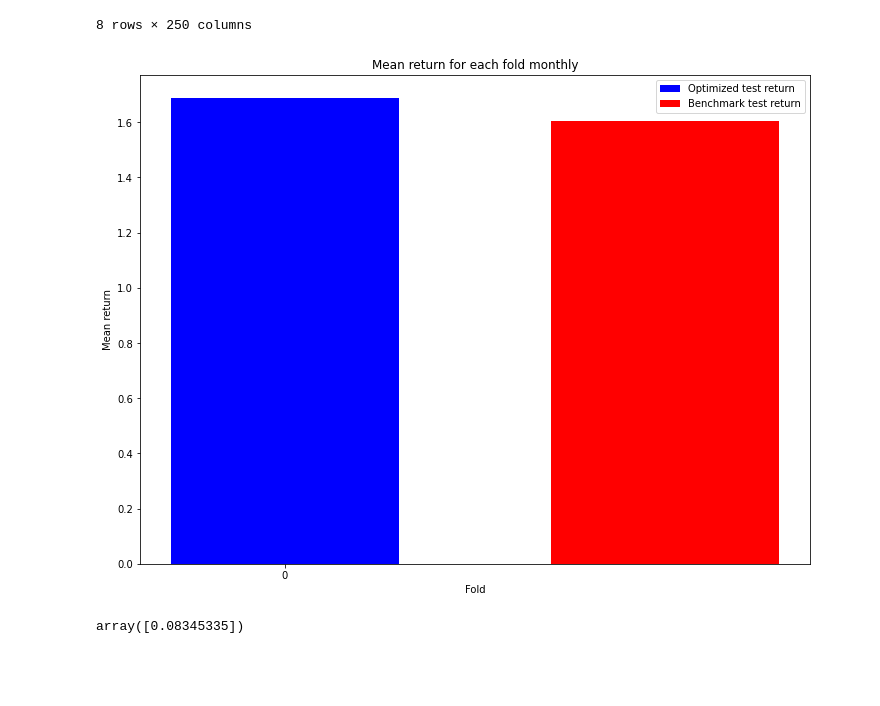
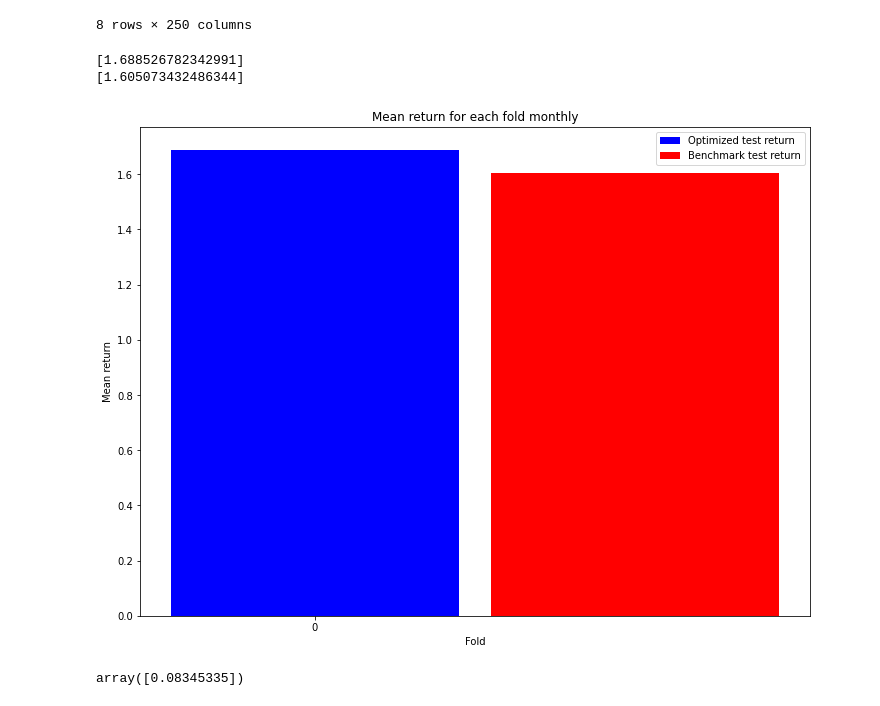
Before and after one commit to gabrielvieira37/master_thesis, a Jupyter notebook: prototype/article_prototype.ipynb, the cells around one changed output. Drawn from its saved outputs; the diff is of its cells as text; code cells hidden in the pictures; blank space fills up the shorter version.

```diff
--- a/prototype/article_prototype.ipynb
+++ b/prototype/article_prototype.ipynb
@@ -516,6 +516,6 @@ def callback_steps(thetaI):
     opt_iter += 1
 # %%
 # sol = minimize(objective, theta0, callback=callback_steps, method='COBYLA', constraints=cons)
-sol = minimize(objective, theta0, callback=callback_steps, method='BFGS')
+sol = minimize(objective, theta0, callback=callback_steps, method='CG')
 sol
 # %% [output]
@@ -816,11 +813,9 @@ from sklearn.model_selection import TimeSeriesSplit
 num_folds = 10
 splits = TimeSeriesSplit(n_splits=num_folds)
 # %%
-def create_characteristics(me_df, mom_df, btm_df, return_df):
+def create_characteristics(me_df, mom_df, btm_df, return_df, stocks_names):
+
     firm_characteristics = defaultdict(list)
-
-    stocks_names = list(return_df.columns)
-
     time = return_df.shape[0]
     number_of_stocks = len(stocks_names)
     r = np.empty(shape=(number_of_stocks, time))
@@ -900,6 +895,7 @@ benchmark_test_r_fold =[]
 
 benchmark_weights_fold = []
 
+stocks_names = list(monthly_return.columns)
 
 w_test_results = []
 np.random.seed(123)
@@ -918,7 +914,7 @@ for train, test in splits.split(book_to_mkt_ratio):
     test_return = monthly_return.loc[test]
 
     #### TRAINING CHARACTERISTICS
-    firm_characteristics, r, time, number_of_stocks = create_characteristics(train_me, train_mom, train_btm, train_return)
+    firm_characteristics, r, time, number_of_stocks = create_characteristics(train_me, train_mom, train_btm, train_return, stocks_names)
 
     # Creating a weight from a benchmark portifolio using uniform weighted
     w_benchmark = np.ones(shape=(number_of_stocks, time))
@@ -940,7 +936,7 @@ for train, test in splits.split(book_to_mkt_ratio):
     theta_fold.append(sol_theta)
 
     #### TESTING CHARACTERISTICS
-    firm_characteristics_test, r_test, time_test, number_of_stocks = create_characteristics(test_me, test_mom, test_btm, test_return)
+    firm_characteristics_test, r_test, time_test, number_of_stocks = create_characteristics(test_me, test_mom, test_btm, test_return, stocks_names)
     firm_characteristics_test.fillna(method='ffill', inplace=True)
 
     #### CREATE BENCHMARK FOR TESTING
@@ -1189,6 +1185,7 @@ benchmark_test_r_fold =[]
 
 benchmark_weights_fold = []
 
+stocks_names = list(monthly_return.columns)
 
 w_test_results = []
 np.random.seed(123)
@@ -1207,7 +1204,7 @@ for train, test in test_train:
     test_return = monthly_return.loc[test]
 
     #### TRAINING CHARACTERISTICS
-    firm_characteristics, r, time, number_of_stocks = create_characteristics(train_me, train_mom, train_btm, train_return)
+    firm_characteristics, r, time, number_of_stocks = create_characteristics(train_me, train_mom, train_btm, train_return, stocks_names)
 
     # Creating a weight from a benchmark portifolio using uniform weighted
     w_benchmark = np.ones(shape=(number_of_stocks, time))
@@ -1229,7 +1226,7 @@ for train, test in test_train:
     theta_fold.append(sol_theta)
 
     #### TESTING CHARACTERISTICS
-    firm_characteristics_test, r_test, time_test, number_of_stocks = create_characteristics(test_me, test_mom, test_btm, test_return)
+    firm_characteristics_test, r_test, time_test, number_of_stocks = create_characteristics(test_me, test_mom, test_btm, test_return, stocks_names)
     firm_characteristics_test.fillna(method='ffill', inplace=True)
 
     #### CREATE BENCHMARK FOR TESTING
@@ -1316,22 +1313,28 @@ w_describe
 | 75% | 0.004456 | 0.004351 | 0.004323 | 0.004222 | 0.004264 | 0.004397 | 0.004130 | 0.004352 | 0.004365 | 0.004360 | ... | ... |
 | max | 0.004488 | 0.004435 | 0.004402 | 0.004421 | 0.004438 | 0.004471 | 0.004212 | 0.004415 | 0.004449 | 0.004408 | ... | ... |
 8 rows × 250 columns
+# %%
+print(test_r_fold)
+print(benchmark_test_r_fold)
+# %% [output]
+[1.688526782342991]
+[1.605073432486344]
 # %%
 width = 0.1
 br1 = np.arange(len(test_r_fold))
 br2 = [x + width for x in br1]
 plt.figure(figsize=(12,9))
 plt.title("Mean return for each fold monthly")
 plt.xlabel('Fold')
 plt.ylabel('Mean return')
-plt.bar(br1, test_r_fold, label='Optimized test return', color='blue', width = 0.06)
-plt.bar(br2, benchmark_test_r_fold, label='Benchmark test return', color='red', width = 0.06)
+plt.bar(br1, test_r_fold, label='Optimized test return', color='blue', width = 0.09)
+plt.bar(br2, benchmark_test_r_fold, label='Benchmark test return', color='red', width = 0.09)
 plt.xticks(br1)
 # plt.grid()
 plt.legend()
 plt.show()
 # %% [output]
-[figure, old version]
+[figure, new version]
 # %%
 diff_r = np.array(test_r_fold) - np.array(benchmark_test_r_fold)
 diff_r
```
Also changed, not shown: parts of 17 cells of this notebook.
